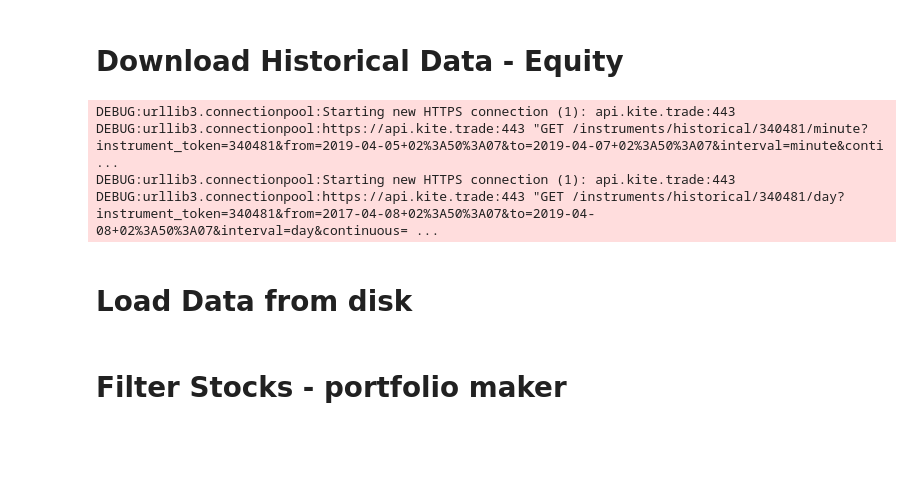
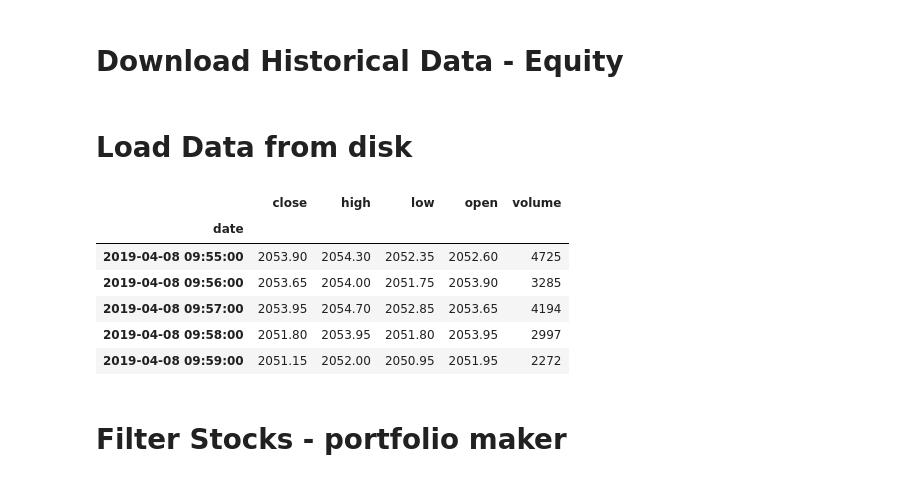
Before and after one commit to suhansaha/freedom, a Jupyter notebook: Kite_WebScoket_Handler.ipynb, the cells around one changed output. Saved outputs shown, nothing was run; the diff lists cells and outputs as text; code cells hidden in the pictures; blank space fills up the shorter version.

```diff
--- a/Kite_WebScoket_Handler.ipynb
+++ b/Kite_WebScoket_Handler.ipynb
@@ -69,17 +86,12 @@ DEBUG:urllib3.connectionpool:https://api.kite.trade:443 "GET /instruments/NSE?ex
 # Download Historical Data - Equity
 # %%
 if offline != True:
-    raw_data = downloadData(symbol, dt.datetime.now() - dt.timedelta(days = 3), dt.datetime.now() - dt.timedelta(days = 1))
+    raw_data = downloadData(symbol, dt.datetime.now() - dt.timedelta(days = 3), dt.datetime.now() - dt.timedelta(days = 0))
     raw_data_day = downloadData(symbol, dt.datetime.now() - dt.timedelta(days = 2*365),dt.datetime.now(), freq="day")
 
 
     raw_data_day.to_hdf('kite_data/kite_data.h5', key=symbol+keyToday+"day",mode='a')
     raw_data.to_hdf('kite_data/kite_data.h5', key=symbol+keyToday,mode='a')
-# %% [output]
-DEBUG:urllib3.connectionpool:Starting new HTTPS connection (1): api.kite.trade:443
-DEBUG:urllib3.connectionpool:https://api.kite.trade:443 "GET /instruments/historical/340481/minute?instrument_token=340481&from=2019-04-05+02%3A50%3A07&to=2019-04-07+02%3A50%3A07&interval=minute&conti ...
-DEBUG:urllib3.connectionpool:Starting new HTTPS connection (1): api.kite.trade:443
-DEBUG:urllib3.connectionpool:https://api.kite.trade:443 "GET /instruments/historical/340481/day?instrument_token=340481&from=2017-04-08+02%3A50%3A07&to=2019-04-08+02%3A50%3A07&interval=day&continuous= ...
 # %% [markdown]
 # Load Data from disk
 # %%
@@ -87,5 +99,15 @@ raw_data = pd.read_hdf('kite_data/kite_data.h5', key=symbol+keyToday,mode='r')
 raw_data_day = pd.read_hdf('kite_data/kite_data.h5', key=symbol+keyToday+"day",mode='r')
 
 instruments_df = pd.read_hdf('kite_data/kite_data.h5', key=exchange+keyToday,mode='r')
+# %%
+raw_data.tail()
+# %% [output]
+|  | close | high | low | open | volume |
+| date |  |  |  |  |  |
+| 2019-04-08 09:55:00 | 2053.90 | 2054.30 | 2052.35 | 2052.60 | 4725 |
+| 2019-04-08 09:56:00 | 2053.65 | 2054.00 | 2051.75 | 2053.90 | 3285 |
+| 2019-04-08 09:57:00 | 2053.95 | 2054.70 | 2052.85 | 2053.65 | 4194 |
+| 2019-04-08 09:58:00 | 2051.80 | 2053.95 | 2051.80 | 2053.95 | 2997 |
+| 2019-04-08 09:59:00 | 2051.15 | 2052.00 | 2050.95 | 2051.95 | 2272 |
 # %% [markdown]
 # Filter Stocks - portfolio maker
```
Also changed, not shown: parts of 25 cells of this notebook, 7 other files.
